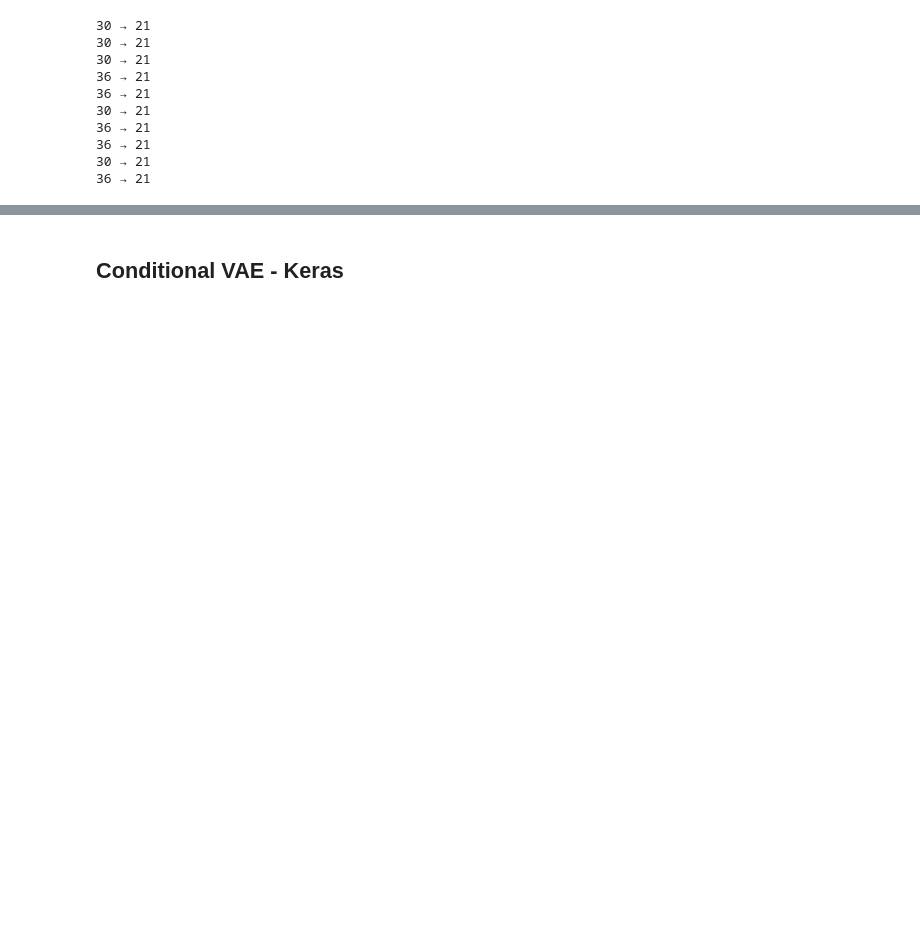
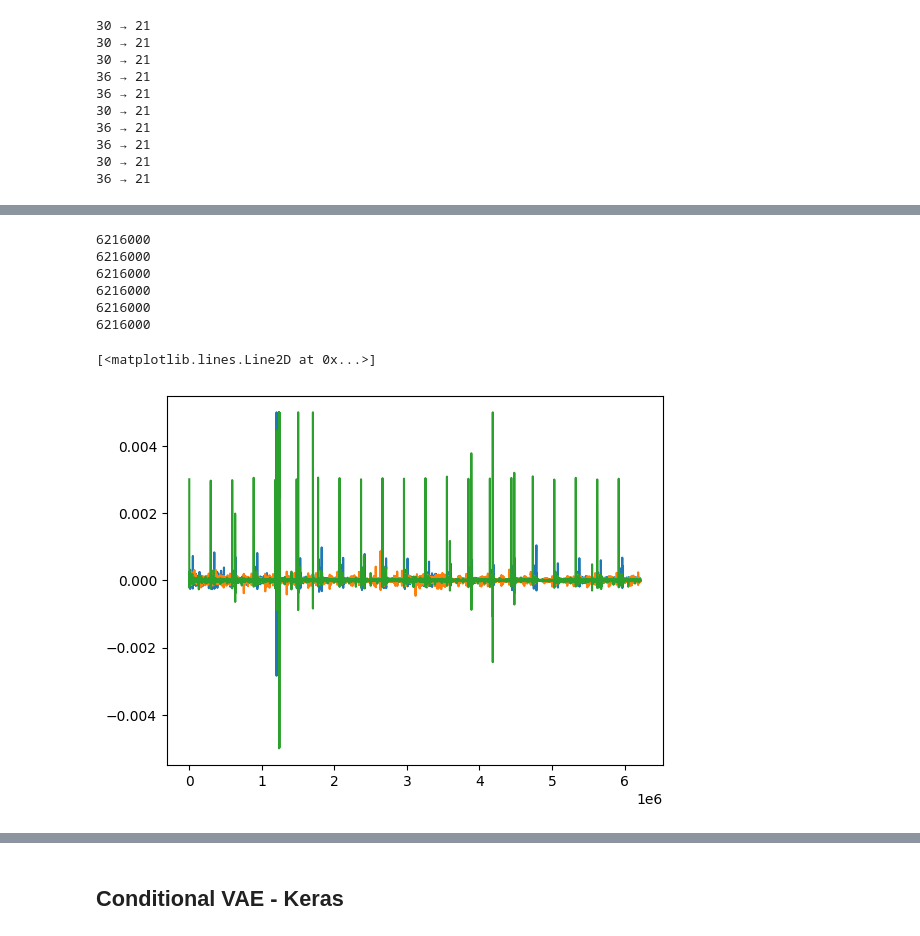
Before and after one commit to cadu-engineer/EEG_Analysis-for-CVA, a Jupyter notebook: EEG_V0.ipynb, the cells around one changed output, grey strips where cells are left out. Cells and saved outputs as stored; diff of their text form; code cells hidden in the pictures; blank space fills up the shorter version.

```diff
--- a/EEG_V0.ipynb
+++ b/EEG_V0.ipynb
@@ -119,7 +157,7 @@ eeg_set = []
 for raw in raws:
     try:
         # eeg = raw.copy().drop_channels(["EMG-REF", "PHOTIC-REF", "IBI", "BURSTS", "SUPPR"])
-        eeg = raw.copy().pick(['EEG FP1-REF','EEG FP2-REF','EEG F3-REF','EEG F4-REF','EEG C3-REF','EEG C4-REF','EEG P3-REF','EEG P4-REF','EEG O1-REF','EEG O2-REF','EEG F7-REF','EEG F8-REF','EEG T3-REF','EEG T4-REF','EEG T5-REF','EEG T6-REF','EEG A1-REF','EEG A2-REF','EEG FZ-REF','EEG CZ-REF','EEG PZ-REF'])
+        eeg = raw.copy().crop(0,tempo_minimo).pick(['EEG FP1-REF','EEG FP2-REF','EEG F3-REF','EEG F4-REF','EEG C3-REF','EEG C4-REF','EEG P3-REF','EEG P4-REF','EEG O1-REF','EEG O2-REF','EEG F7-REF','EEG F8-REF','EEG T3-REF','EEG T4-REF','EEG T5-REF','EEG T6-REF','EEG A1-REF','EEG A2-REF','EEG FZ-REF','EEG CZ-REF','EEG PZ-REF'])
         eeg_set.append(eeg)
         print(len(raw.ch_names), "→", len(eeg.ch_names))
 
@@ -139,7 +194,11 @@ for raw in raws:
+# %%
+# define o número de amostras de cada canal do EEG a ser considerado
+n_amostras = int(tempo_minimo/0.004)
+print(n_amostras)
+if(tempo_minimo % 0.004) > 0:
+  n_amostras += 1
+print(n_amostras)
 # %%
-# quantidade de amostras
-# print(len(eeg.times))
-
 import matplotlib.pyplot as plt
 import numpy as np
 
@@ -160,20 +219,46 @@ import numpy as np
 ###################################################################
 
 
-samples = []
+X = []
+# j=0
 for eeg in eeg_set:
 
-    X = np.array(eeg[0][0])
+    x = np.array(eeg[0][0][0][:n_amostras])
 
     for i in range(1, 21):
-        # X = np.vstack([X, eeg[i][0]])
-        X = np.append(X, eeg[i][0])
+        # x = np.vstack([x, eeg[i][0]])
+        x = np.append(x, eeg[i][0][0][:n_amostras])
+        # print('n de amostras:',i,(eeg[i]))
 
-    # plt.plot(X[0])
-    # plt.plot(X[2])
-    # plt.plot(X)
+    # plt.plot(x[0])
+    # plt.plot(x[2])
+    # plt.plot(x)
+    # print(j, ':', len(x))
+    # j+=1
 
-    samples.append(X)
+    X.append(x)
+
+X = np.array(X)
+# %%
+print(len(X[0]))
+print(len(X[1]))
+print(len(X[2]))
+print(len(X[3]))
+print(len(X[4]))
+print(len(X[5]))
+# print(len(eeg_set[3].times))
+plt.plot(X[0,:])
+plt.plot(X[1,:])
+plt.plot(X[2,:])
+# %% [output]
+6216000
+6216000
+6216000
+6216000
+6216000
+6216000
+[<matplotlib.lines.Line2D at 0x...>]
+[figure, added]
 # %%
 ###################################################################
 # scale data
```
Also changed, not shown: parts of 18 cells of this notebook, 1 other file.
